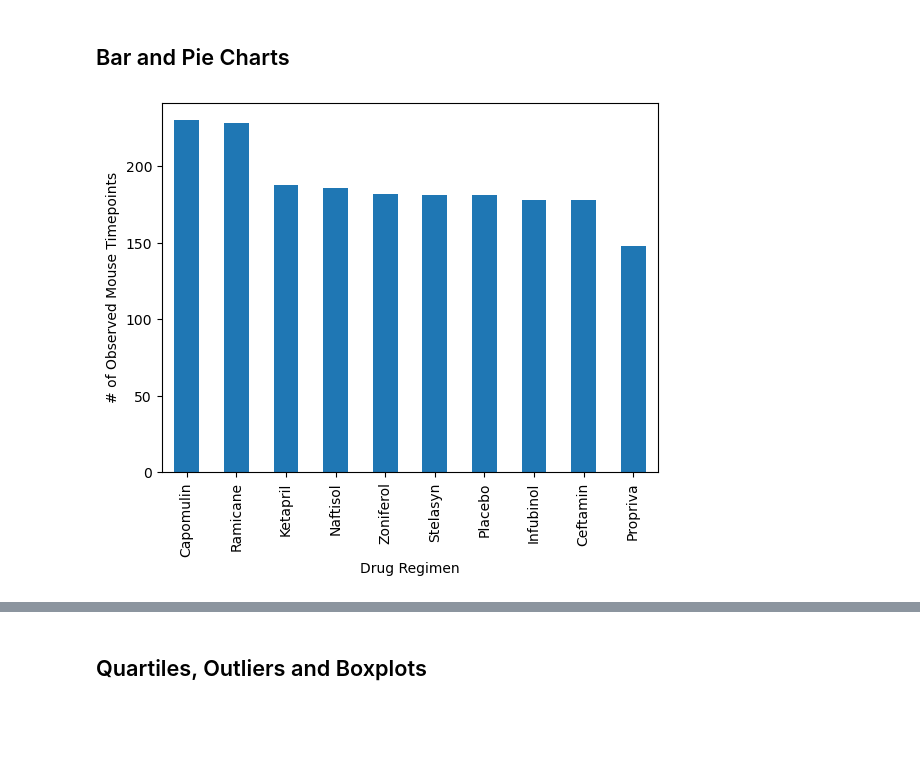
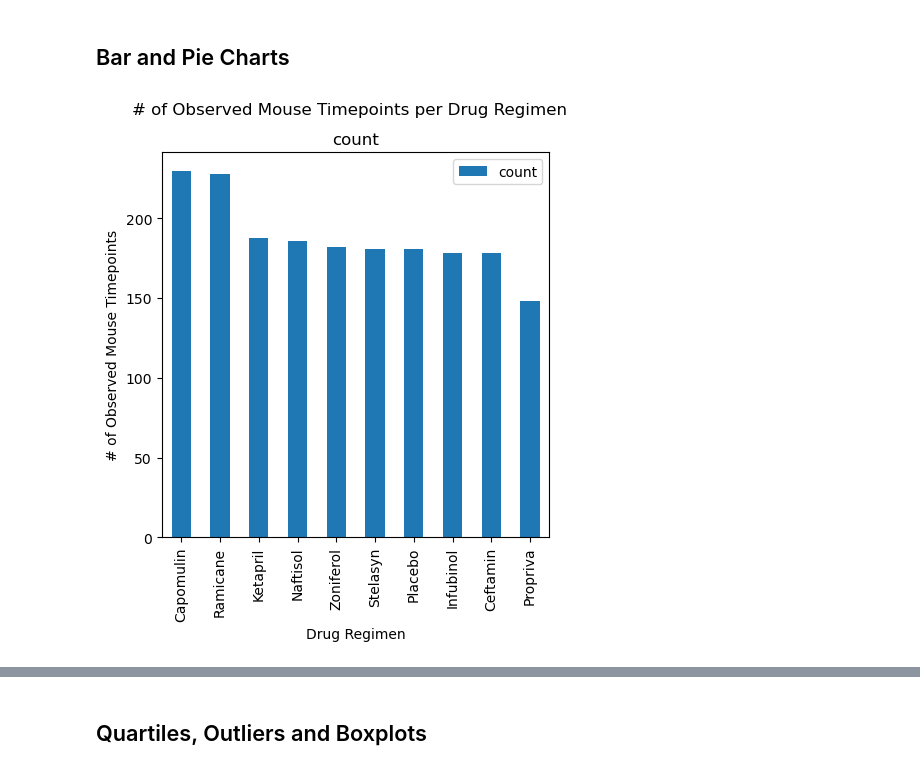
Before and after one commit to aocanoni/Module-5-Challenge, a Jupyter notebook: Starter_Code/Pymaceuticals/pymaceuticals_AshleyCanonizado.ipynb, the cells around one changed output, grey strips where cells are left out. Drawn from its saved outputs; the diff is of its cells as text; code cells hidden in the pictures; blank space fills up the shorter version.

```diff
--- a/Starter_Code/Pymaceuticals/pymaceuticals_AshleyCanonizado.ipynb
+++ b/Starter_Code/Pymaceuticals/pymaceuticals_AshleyCanonizado.ipynb
@@ -59,7 +69,6 @@ array(['g989'], dtype=object)
 # %%
 # Optional: Get all the data for the duplicate mouse ID.
-dup_mouse_all = data_merge.value_counts() > 1
-true_dup_mouse_all = dup_mouse_all.loc[dup_mouse_all == True]
-true_dup_mouse_all_df = pd.DataFrame(true_dup_mouse_all)
-true_dup_mouse_all_df
+dup_df = data_merge.copy()
+filtered_dup_df = dup_df[dup_df['Mouse ID'] == 'g989']
+filtered_dup_df
 # %% [output]
@@ -86,5 +89,8 @@ true_dup_mouse_all_df
 # %%
 # Create a clean DataFrame by dropping the duplicate mouse by its ID.
+duped_mouse = 'g989'
+clean_df = dup_df[dup_df['Mouse ID'] != duped_mouse]
+clean_df.head()
 # %% [output]
 |  | Mouse ID | Timepoint | Tumor Volume (mm3) | Metastatic Sites | Drug Regimen | Sex | Age_months | ... |
 | 0 | b128 | 0 | 45.0 | 0 | Capomulin | Female | 9 | ... |
@@ -140,5 +168,10 @@ true_dup_mouse_all_df
 ## Bar and Pie Charts
 # %%
 # Generate a bar plot showing the total number of rows (Mouse ID/Timepoints) for each drug regimen using Pandas.
+
+numID_per_Drug = clean_df["Drug Regimen"].value_counts()
+numID_per_Drug_df = pd.DataFrame(numID_per_Drug)
+
+numID_per_Drug_df.plot(kind="bar", figsize=(5, 5), title= "# of Observed Mouse Timepoints per Drug Regimen", ylabel = "# of Observed Mouse Timepoints", xlabel = "Drug Regimen", subplots = True);
 # %% [output]
-[figure, old version]
+[figure, new version]
```
Also changed, not shown: parts of 27 cells of this notebook.
